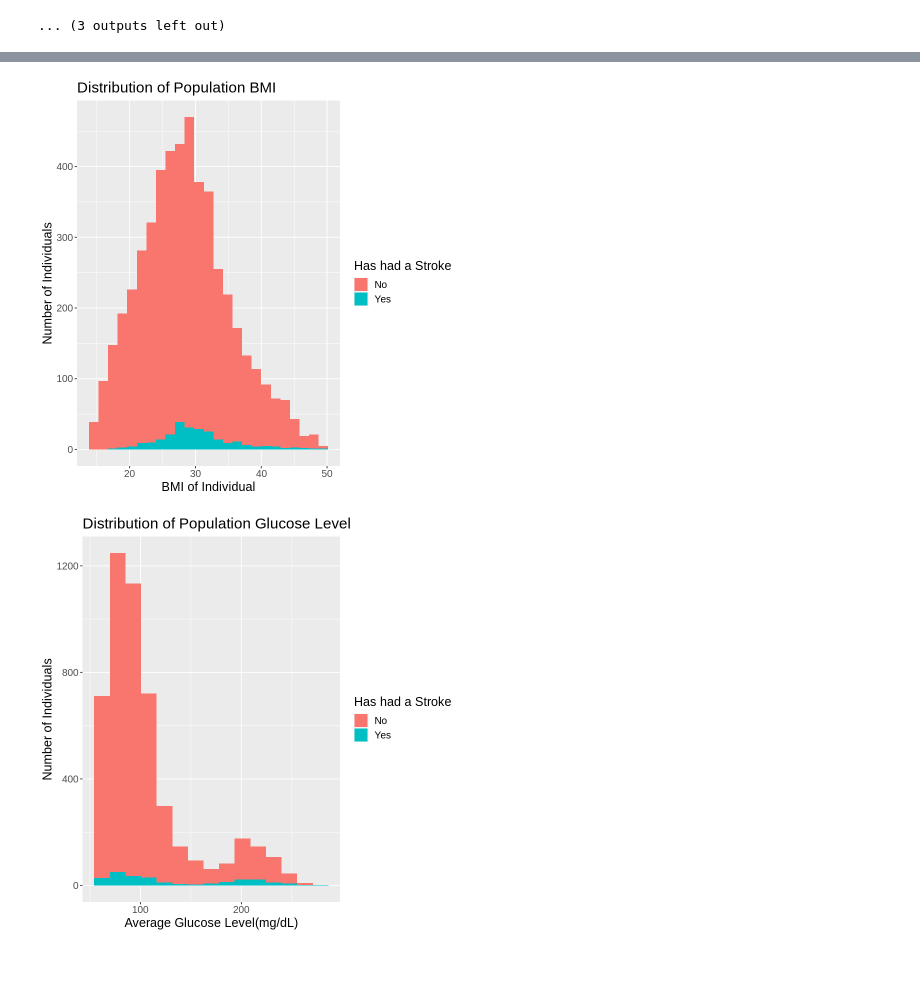
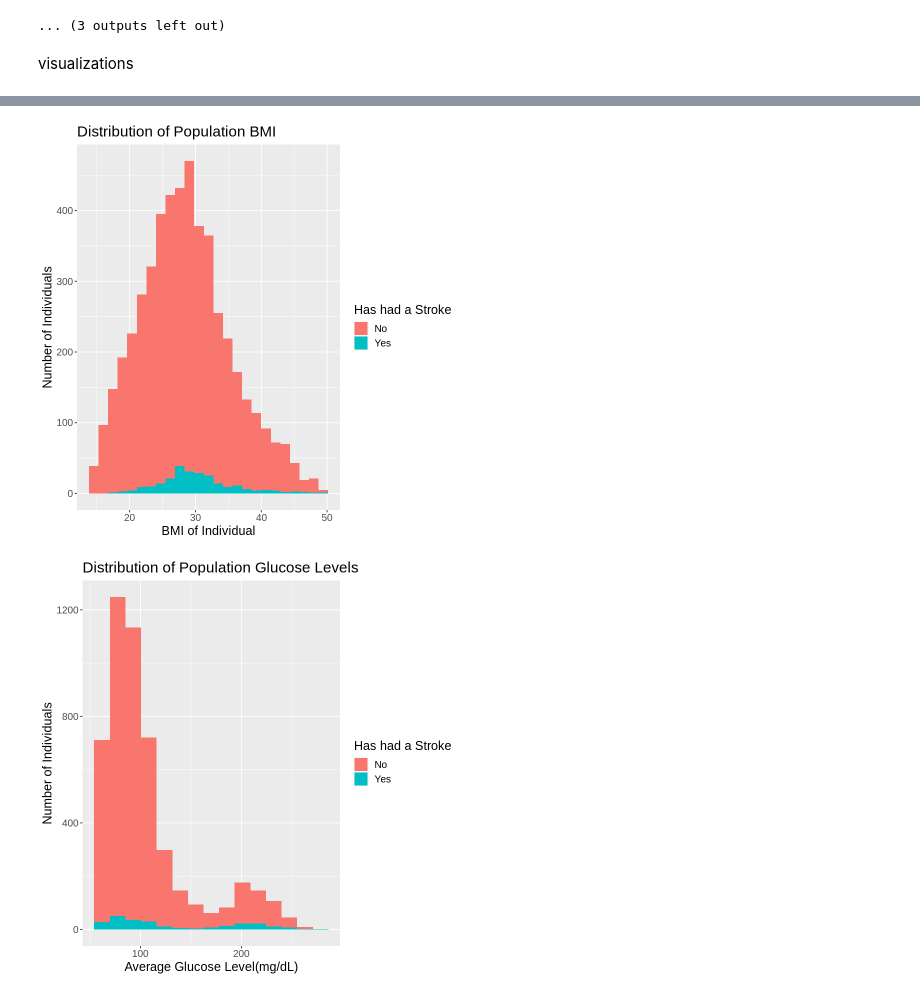
Before and after one commit to inigogrch/dsci-100-2022w2-group-29-section-007, a Jupyter notebook: project-code.ipynb, the cells around one changed output, grey strips where cells are left out. Drawn from its saved outputs; the diff is of its cells as text; code cells hidden in the pictures; blank space fills up the shorter version.

Commit message:
visualization comments
added comments for the plots

```diff
--- a/project-code.ipynb
+++ b/project-code.ipynb
@@ -200,8 +198,10 @@ A grouped_df: 4 × 4
+# %% [markdown]
+visualizations
 # %%
 histogram_data <- brainstroke_data_v1 |>
     mutate(stroke = recode(stroke, '0' = "No", '1' = "Yes"))
 
-
+#histogram 1: distribution of population age
 age_histogram_plot <- histogram_data |>
     ggplot(aes(x = age, fill = stroke)) +
     geom_histogram(bins = 15) +
@@ -213,41 +213,45 @@ age_histogram_plot <- histogram_data |>
 
 age_histogram_plot
 
+#histogram 2: distribution of population BMI
 bmi_histogram_plot <- histogram_data |>
     ggplot(aes(x = body_mass_index, fill = stroke)) +
     geom_histogram(bins = 25) +
     xlab("BMI of Individual") +
     ylab("Number of Individuals") +
     labs(fill = "Has had a Stroke") +
     ggtitle("Distribution of Population BMI") +
     theme(text = element_text(size=15))
 
 bmi_histogram_plot
 
+
+#histogram 3: distribution of population glucose levels
 glucose_histogram_plot <- histogram_data |>
     ggplot(aes(x = avg_glucose_level, fill = stroke)) +
     geom_histogram(bins = 15) +
     xlab("Average Glucose Level(mg/dL)") +
     ylab("Number of Individuals") +
     labs(fill = "Has had a Stroke") +
-    ggtitle("Distribution of Population Glucose Level") +
+    ggtitle("Distribution of Population Glucose Levels") +
     theme(text = element_text(size=15))
 
 glucose_histogram_plot
 
+#scatter plot 4: age VS BMI of individuals
 age_bmi_scatterplot <- brainstroke_data_v1 |>
     ggplot(aes(x = age, y = body_mass_index, color = stroke)) +
     geom_point(alpha = 0.75) +
     xlab("Age of Individual (Years)") +
     ylab("BMI of Individual") +
     ggtitle("Age vs BMI of Individuals") +
     theme(text = element_text(size=15))
 
 age_bmi_scatterplot
 # %% [output]
 [figure]
 [figure]
-[figure, old version]
+[figure, new version]
 [figure]
 # %%
 # # changing chr data to categorical int data (gender, smoking status, work type, residence type)
```
Also changed, not shown: parts of 2 cells of this notebook.
